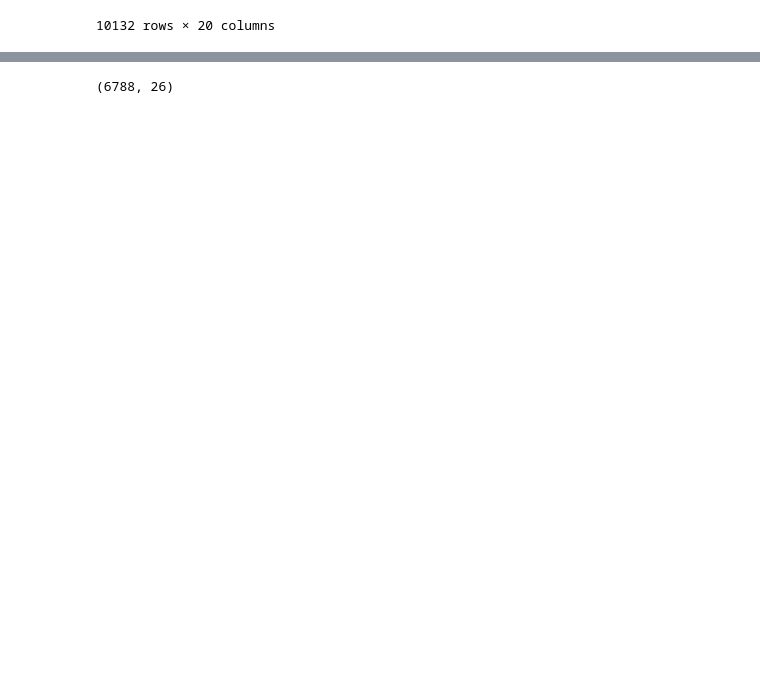
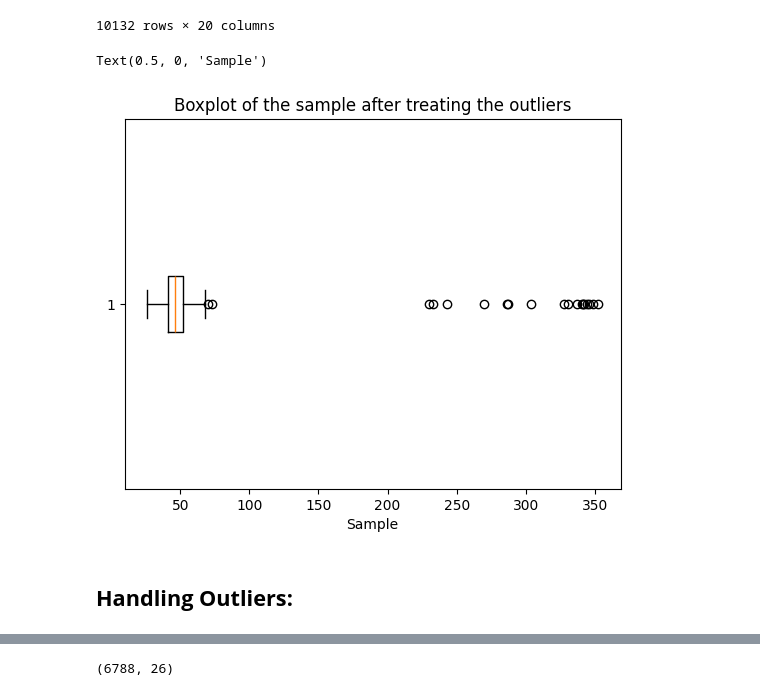
Before and after one commit to KIa-MEL/Credit-Limit-Prediction-Using-Neural-Networks, a Jupyter notebook: src/main.ipynb, the cells around one changed output, grey strips where cells are left out. Saved outputs shown, nothing was run; the diff lists cells and outputs as text; code cells hidden in the pictures; blank space fills up the shorter version.

```diff
--- a/src/main.ipynb
+++ b/src/main.ipynb
@@ -41,3 +42,12 @@ data_no_dup
 | 10136 | 809452383 | 37.0 | F | 2 | Graduate | Married | Less than $40K | ... |
 | 10145 | 788786208 | 46.0 | F | 2 | College | Married | Unknown | ... |
 10132 rows × 20 columns
+# %%
+plt.boxplot(data_no_dup['Customer_Age'], vert=False)
+plt.title("Boxplot of the sample after treating the outliers")
+plt.xlabel("Sample")
+# %% [output]
+Text(0.5, 0, 'Sample')
+[figure, added]
+# %% [markdown]
+## **Handling Outliers:**
```
Also changed, not shown: parts of 13 cells of this notebook.
